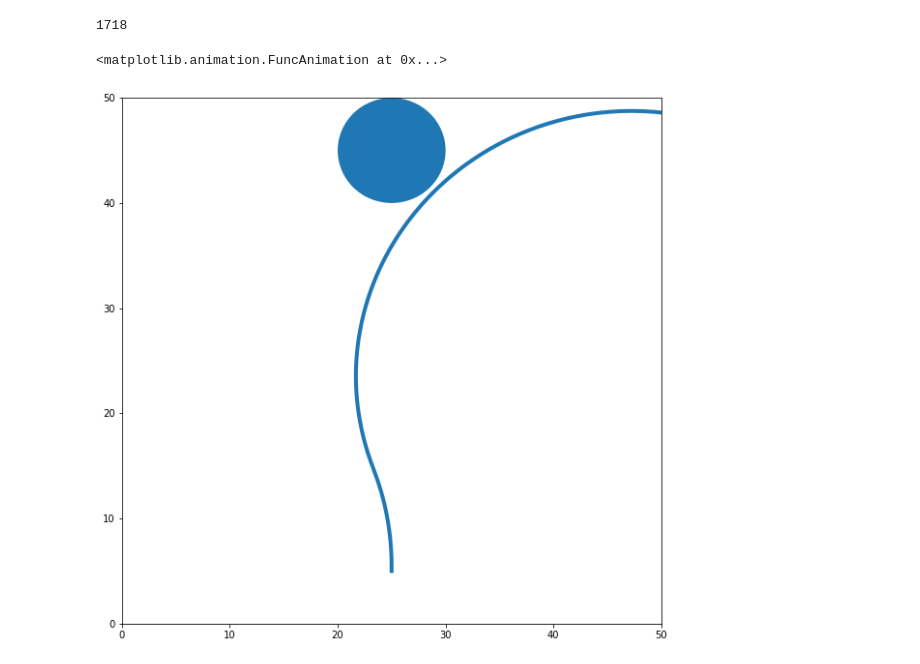
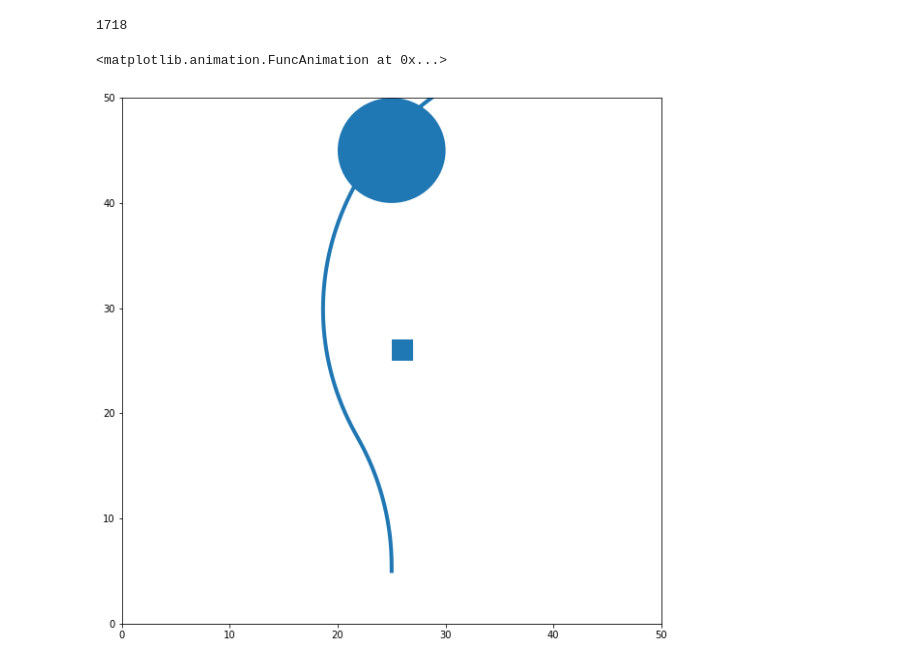
Before and after one commit to Stanford-ILIAD/reward_adaptation, a Jupyter notebook: traj_viz.ipynb, the cells around one changed output. Saved outputs shown, nothing was run; the diff lists cells and outputs as text; code cells hidden in the pictures.

```diff
--- a/traj_viz.ipynb
+++ b/traj_viz.ipynb
@@ -19,9 +19,8 @@ def excel_style(col):
 cols = []
 for col_no in range(1, 100):
     cols.append(excel_style(col_no))
-model = "barrier02_R1_L1"
+model = "barrier2_L1"
 df = pd.read_csv("output/gridworld_continuous/{}/trajs.csv".format(model), names=cols)
-df2 = df.copy()
 
 
 training_steps = []
@@ -46,36 +45,37 @@ print(len(training_steps))
 # %%
 from matplotlib.pyplot import figure
 from matplotlib.patches import Circle, Rectangle
 from matplotlib.animation import FuncAnimation
 rc('animation', html='html5')
 
 width = 50
 height = 50
-
 fig, ax = plt.subplots(figsize=(10,10))
 ax.set_xlim(0,50)
 ax.set_ylim(0,50)
 ln, = ax.plot([],[], lw=4)
 goal = Circle((width/2., height-5.), 5)
-barrier = Rectangle((width/2., height/2.), 3, 3)
 ax.add_artist(goal)
 if not('barrier0' in model):
+    barrier_size = int(model[7])
+    barrier = Rectangle((width/2., height/2.), barrier_size,barrier_size)
     ax.add_artist(barrier)
+
 
 def init():
     ln.set_data([],[])
     return ln,
 
 def animate(i):
     ln.set_data(trajs[i][:,0], trajs[i][:,1])
     return ln,
 
 anim = FuncAnimation(fig, animate, init_func=init,
-                    frames=len(training_steps), interval=80, blit=True)
+                    frames=len(training_steps), interval=40, blit=True)
 anim
 # %% [output]
 <matplotlib.animation.FuncAnimation at 0x...>
-[figure, old version]
+[figure, new version]
 # %%
 Writer = animation.writers['ffmpeg']
 writer = Writer(fps=20, metadata=dict(artist='Me'), bitrate=1800)
```
Also changed, not shown: 3 other files.
